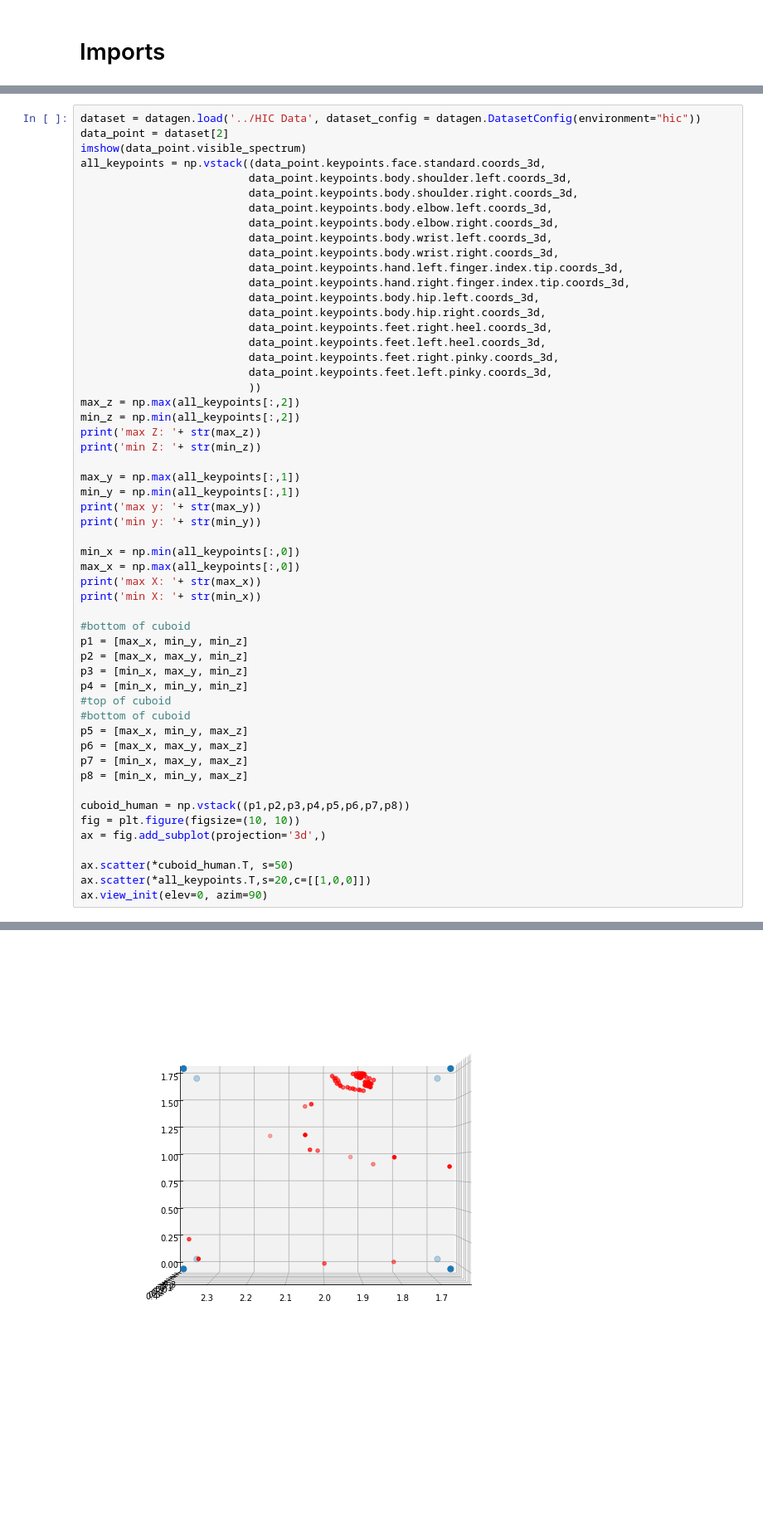
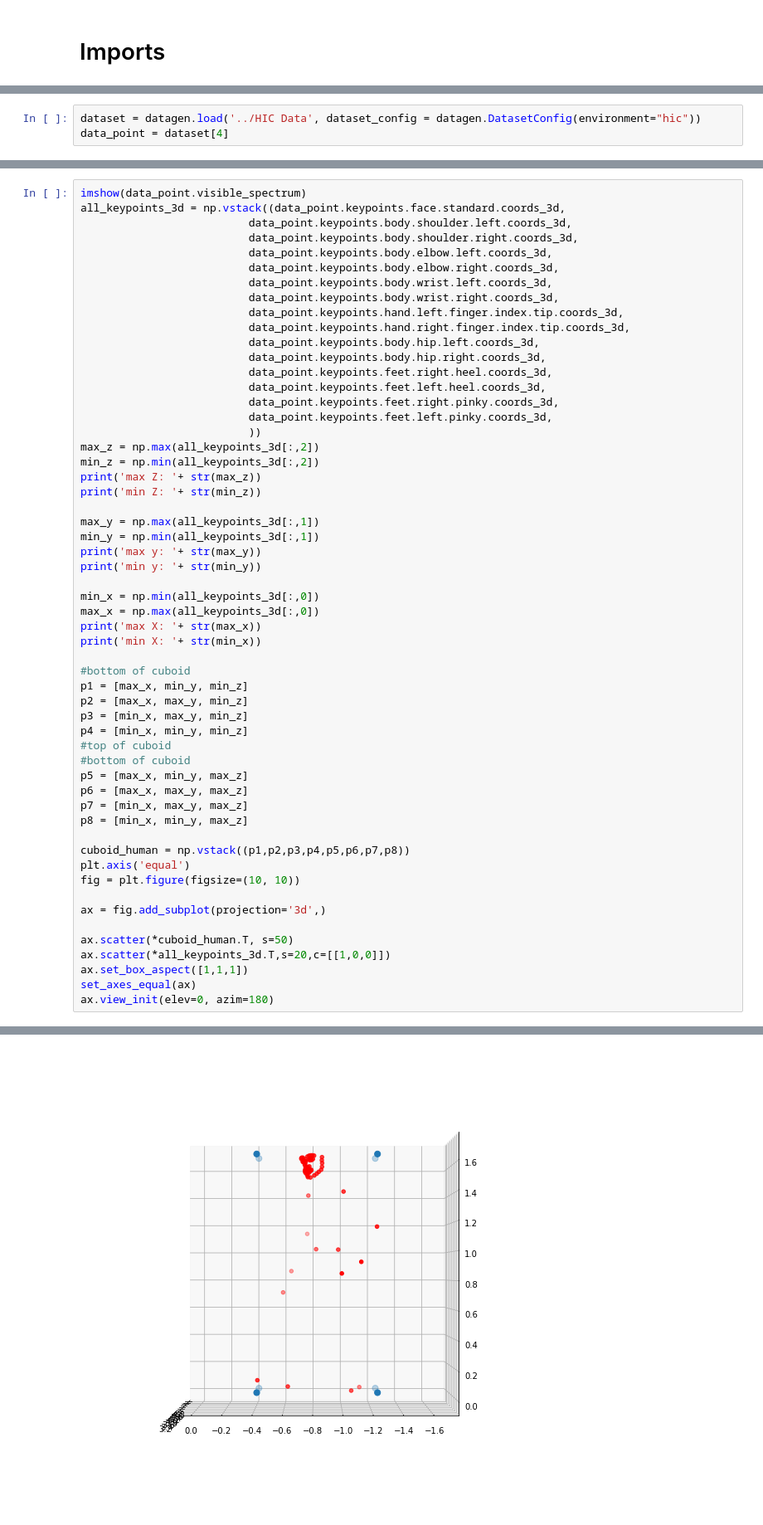
Before and after one commit to DatagenTech/dgutils, a Jupyter notebook: Notebooks/hic_com_cuboids_bbox.ipynb, the cells around one changed output, grey strips where cells are left out. Shown at 83% size. Cells and saved outputs as stored; diff of their text form; blank space fills up the shorter version.

Commit message:
Human Bounding box. Dont have head keypoints, need to use segmentation to get the max z or y of head. added helper functions to keep the scale of 3d plots.

```diff
--- a/Notebooks/hic_com_cuboids_bbox.ipynb
+++ b/Notebooks/hic_com_cuboids_bbox.ipynb
@@ -9,0 +11,3 @@ from dghelpers import show_keypoints,imshow
+# %%
+dataset = datagen.load('../HIC Data', dataset_config = datagen.DatasetConfig(environment="hic"))
+data_point = dataset[4]
@@ -10,8 +69,6 @@ from dghelpers import show_keypoints,imshow
 # %%
-dataset = datagen.load('../HIC Data', dataset_config = datagen.DatasetConfig(environment="hic"))
-data_point = dataset[2]
 imshow(data_point.visible_spectrum)
-all_keypoints = np.vstack((data_point.keypoints.face.standard.coords_3d,
+all_keypoints_3d = np.vstack((data_point.keypoints.face.standard.coords_3d,
                           data_point.keypoints.body.shoulder.left.coords_3d,
                           data_point.keypoints.body.shoulder.right.coords_3d,
                           data_point.keypoints.body.elbow.left.coords_3d,
@@ -27,18 +84,18 @@ all_keypoints = np.vstack((data_point.keypoints.face.standard.coords_3d,
                           data_point.keypoints.feet.right.pinky.coords_3d,
                           data_point.keypoints.feet.left.pinky.coords_3d,
                           ))
-max_z = np.max(all_keypoints[:,2])
-min_z = np.min(all_keypoints[:,2])
+max_z = np.max(all_keypoints_3d[:,2])
+min_z = np.min(all_keypoints_3d[:,2])
 print('max Z: '+ str(max_z))
 print('min Z: '+ str(min_z))
 
-max_y = np.max(all_keypoints[:,1])
-min_y = np.min(all_keypoints[:,1])
+max_y = np.max(all_keypoints_3d[:,1])
+min_y = np.min(all_keypoints_3d[:,1])
 print('max y: '+ str(max_y))
 print('min y: '+ str(min_y))
 
-min_x = np.min(all_keypoints[:,0])
-max_x = np.max(all_keypoints[:,0])
+min_x = np.min(all_keypoints_3d[:,0])
+max_x = np.max(all_keypoints_3d[:,0])
 print('max X: '+ str(max_x))
 print('min X: '+ str(min_x))
 
@@ -55,10 +112,14 @@ p7 = [min_x, max_y, max_z]
 p8 = [min_x, min_y, max_z]
 
 cuboid_human = np.vstack((p1,p2,p3,p4,p5,p6,p7,p8))
+plt.axis('equal')
 fig = plt.figure(figsize=(10, 10))
+
 ax = fig.add_subplot(projection='3d',)
 
 ax.scatter(*cuboid_human.T, s=50)
-ax.scatter(*all_keypoints.T,s=20,c=[[1,0,0]])
-ax.view_init(elev=0, azim=90)
+ax.scatter(*all_keypoints_3d.T,s=20,c=[[1,0,0]])
+ax.set_box_aspect([1,1,1])
+set_axes_equal(ax)
+ax.view_init(elev=0, azim=180)
 # %% [output]
@@ -72 +133 @@ min X: 1.6724368731180828
-[figure, old version]
+[figure, new version]
```
Also changed, not shown: parts of 7 cells of this notebook, 1 other file.
